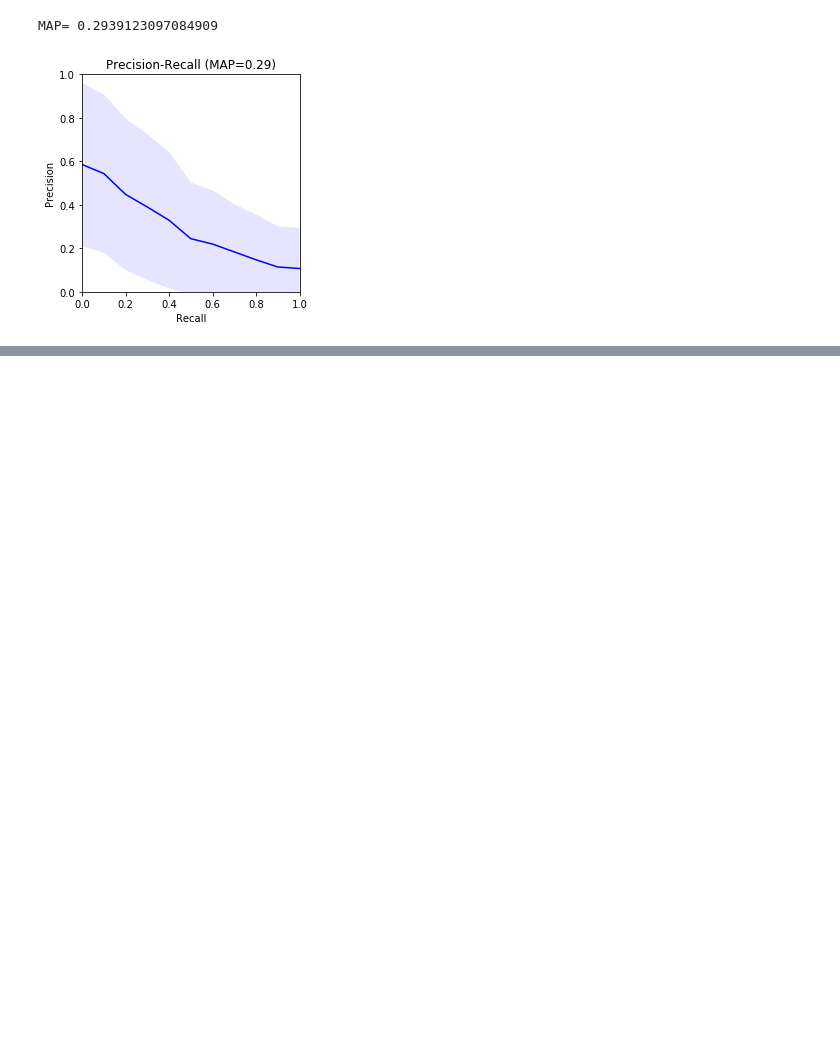
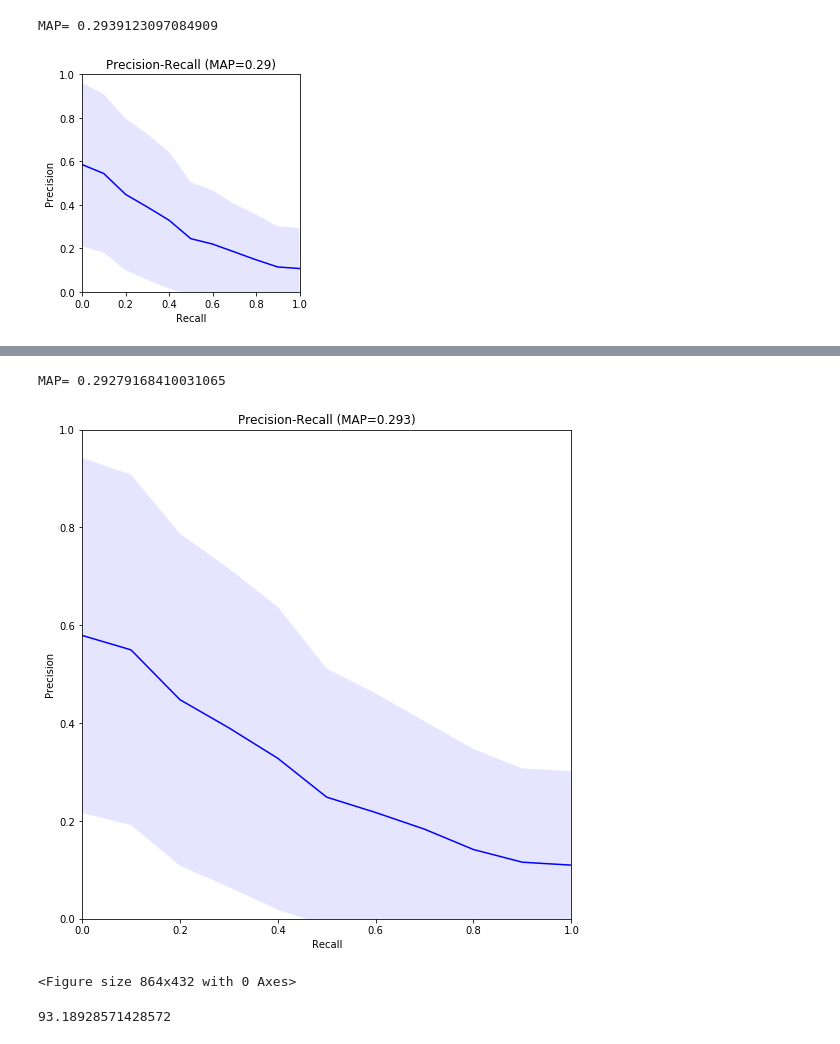
Before and after one commit to camachoxx/RI, a Jupyter notebook: Project/Mini-Project.ipynb, the cells around one changed output, grey strips where cells are left out. Drawn from its saved outputs; the diff is of its cells as text; code cells hidden in the pictures; blank space fills up the shorter version.

```diff
--- a/Project/Mini-Project.ipynb
+++ b/Project/Mini-Project.ipynb
@@ -710,0 +750,30 @@ m_tests(0.1,1,5,models.score_lmjm)
+# %%
+def best_test(file,mapl,precl,recl,ind):
+    map_=mapl[ind]
+    precision=precl[ind]
+    recall=recl[ind]
+    print('MAP=',map_)
+
+    plt.plot(recall, np.mean(precision,axis=0), color='b', alpha=1)
+    plt.gca().set_aspect('equal', adjustable='box')
+    plt.fill_between(recall,
+                 np.mean(precision,axis=0)-np.std(precision,axis=0),
+                 np.mean(precision,axis=0)+np.std(precision,axis=0), facecolor='b', alpha=0.1)
+
+    plt.xlabel('Recall')
+    plt.ylabel('Precision')
+    plt.ylim([0.0, 1.0])
+    plt.xlim([0.0, 1.0])
+    plt.title('Precision-Recall (MAP={0:0.3f})'.format(map_))
+    fig_size=[0,0]
+    fig_size[0] = 12
+    fig_size[1] = 6
+    plt.rcParams["figure.figsize"] = fig_size
+    plt.show()
+    plt.savefig('results/prec-recall_{0}.png'.format(file), dpi=100)
+# %%
+best_test("LMJM-test",mapl,precl,recl,ind)
+# %% [output]
+MAP= 0.29279168410031065
+[figure, added]
+<Figure size 864x432 with 0 Axes>
@@ -710,0 +790,4 @@ m_tests(0.1,1,5,models.score_lmjm)
+# %%
+best_test_p_lmd(tf_cranfield)
+# %% [output]
+93.18928571428572
```
Also changed, not shown: parts of 40 cells of this notebook, 3 other files.
